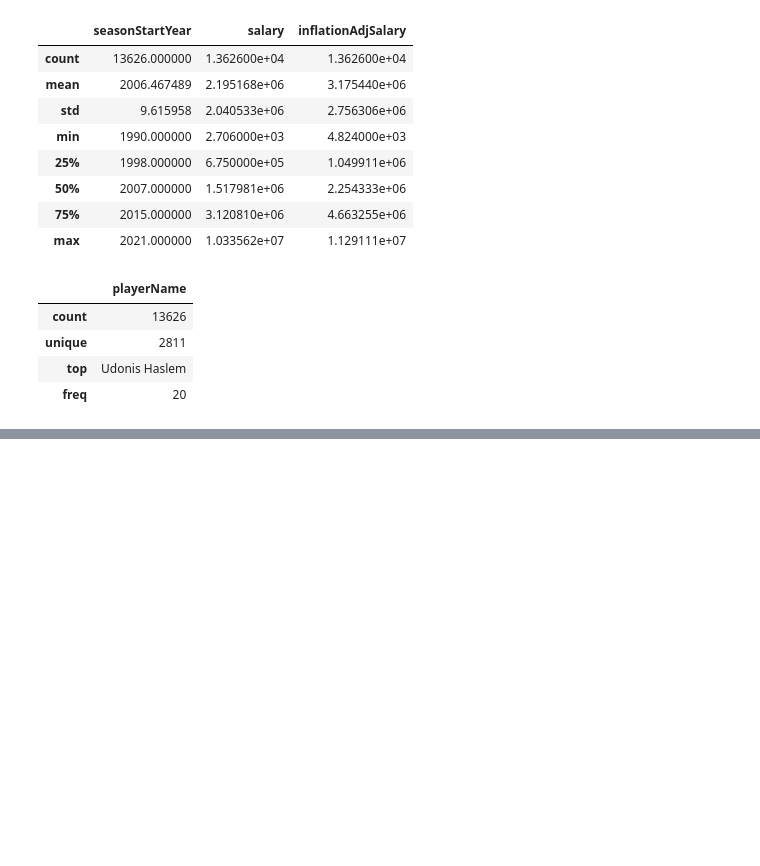
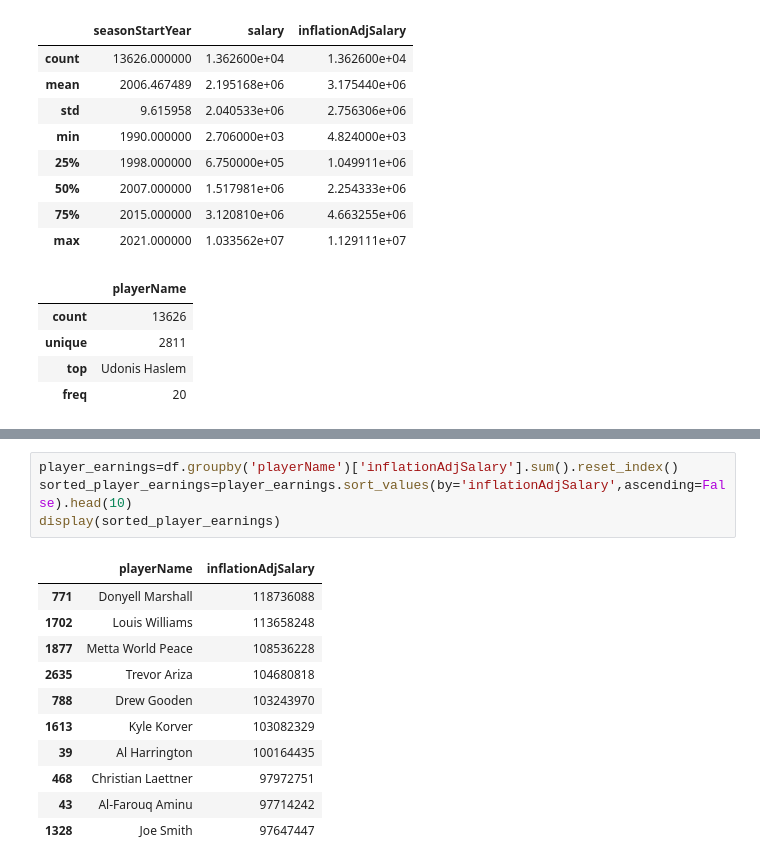
Before and after one commit to AnanyaaPal/Descriptive-Analysis, a Jupyter notebook: code_nba players salaries.ipynb, the cells around one changed output, grey strips where cells are left out. Drawn from its saved outputs; the diff is of its cells as text; blank space fills up the shorter version.

```diff
--- a/code_nba players salaries.ipynb
+++ b/code_nba players salaries.ipynb
@@ -164,0 +181,16 @@ display(df.describe(include='object'))
+# %%
+player_earnings=df.groupby('playerName')['inflationAdjSalary'].sum().reset_index()
+sorted_player_earnings=player_earnings.sort_values(by='inflationAdjSalary',ascending=False).head(10)
+display(sorted_player_earnings)
+# %% [output]
+|  | playerName | inflationAdjSalary |
+| 771 | Donyell Marshall | 118736088 |
+| 1702 | Louis Williams | 113658248 |
+| 1877 | Metta World Peace | 108536228 |
+| 2635 | Trevor Ariza | 104680818 |
+| 788 | Drew Gooden | 103243970 |
+| 1613 | Kyle Korver | 103082329 |
+| 39 | Al Harrington | 100164435 |
+| 468 | Christian Laettner | 97972751 |
+| 43 | Al-Farouq Aminu | 97714242 |
+| 1328 | Joe Smith | 97647447 |
```
Also changed, not shown: parts of 4 cells of this notebook, 1 other file.
